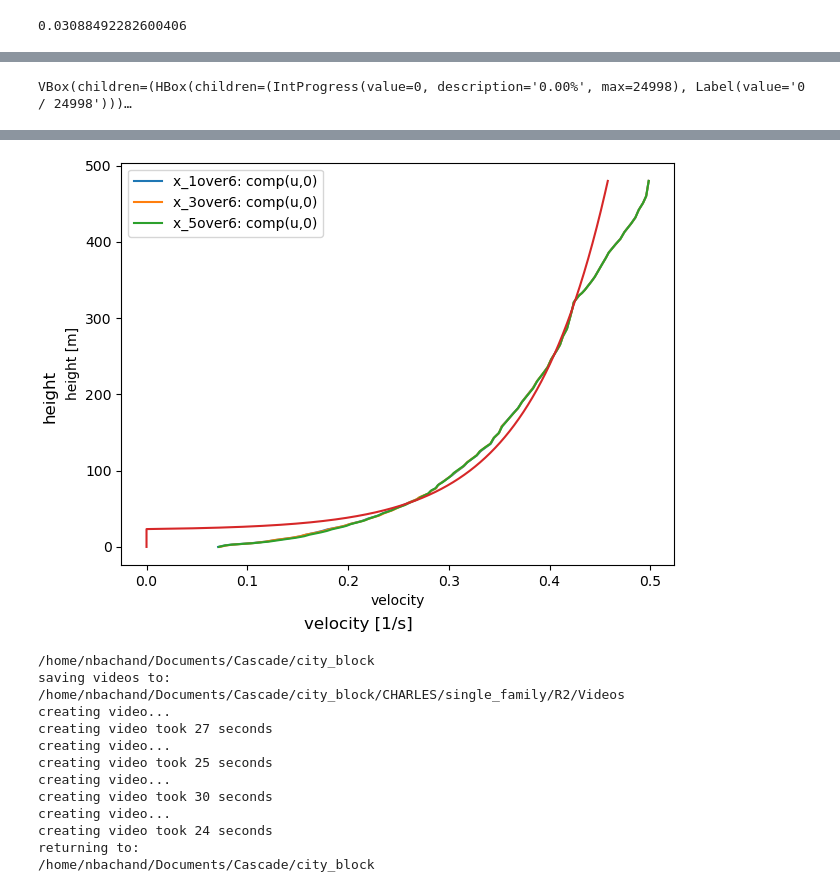
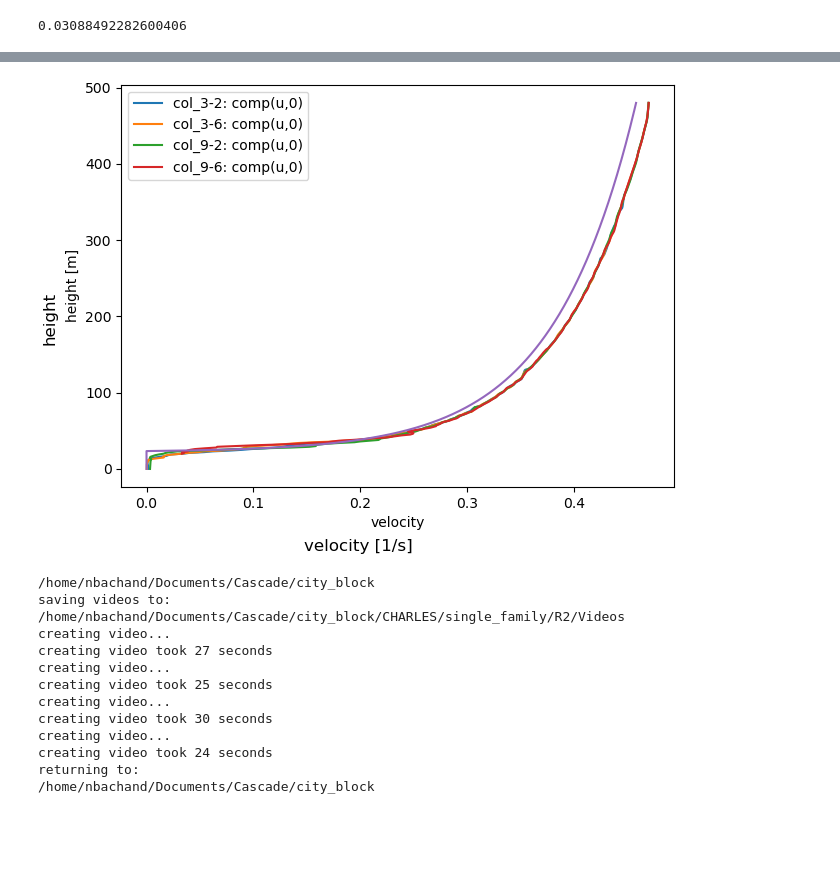
Before and after one commit to nbachand/city_block_cfd, a Jupyter notebook: sfam_post-processing.ipynb, the cells around one changed output, grey strips where cells are left out. Drawn from its saved outputs; the diff is of its cells as text; code cells hidden in the pictures; blank space fills up the shorter version.

```diff
--- a/sfam_post-processing.ipynb
+++ b/sfam_post-processing.ipynb
@@ -137,15 +137,16 @@ plotting took 65 seconds
 plt.savefig(f'{home_dir}/CHARLES/{category}/R{run}/plots/velocity_convergence')
 # %%
 probes.profile_plots(
-    # names = ['x_3over6'],
-    steps = probes.probe_steps[-100000:-10],
+    names = [name for name in  probes.probe_names if "col" in name],
+    steps = probes.probe_steps[-100:-10],
     quants = ['comp(u,0)'],
+    # stack = np.arange(0,300),
     plot_params = {
         'stack span' : 'y',
         'xlabel': 'velocity [1/s]',
         'ylabel' : 'height'
         },
-    parrallel=True
+    parrallel=False
     )
 
 physics_setup.plot_log_wind()
@@ -156 +156,0 @@ INFO: Pandarallel will use Memory file system to transfer data between the main
-VBox(children=(HBox(children=(IntProgress(value=0, description='0.00%', max=24998), Label(value='0 / 24998')))…
@@ -159,4 +157,4 @@ memorizing data took 63 seconds
-[figure, old version]
+[figure, new version]
 # %%
 plt.savefig(f'{home_dir}/CHARLES/{category}/R{run}/plots/velocity_profile')
 # %%
```
Also changed, not shown: parts of 4 cells of this notebook, 1 other file.
